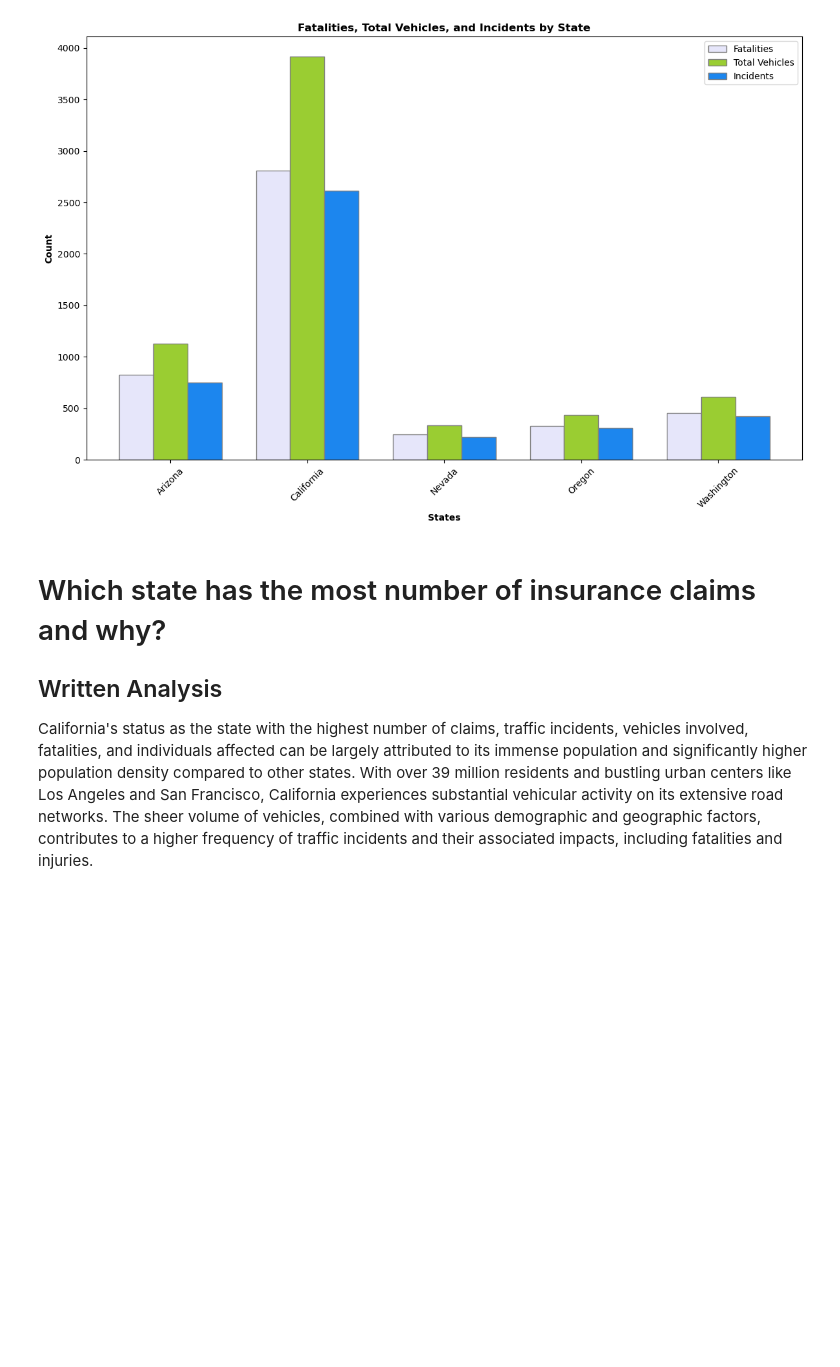
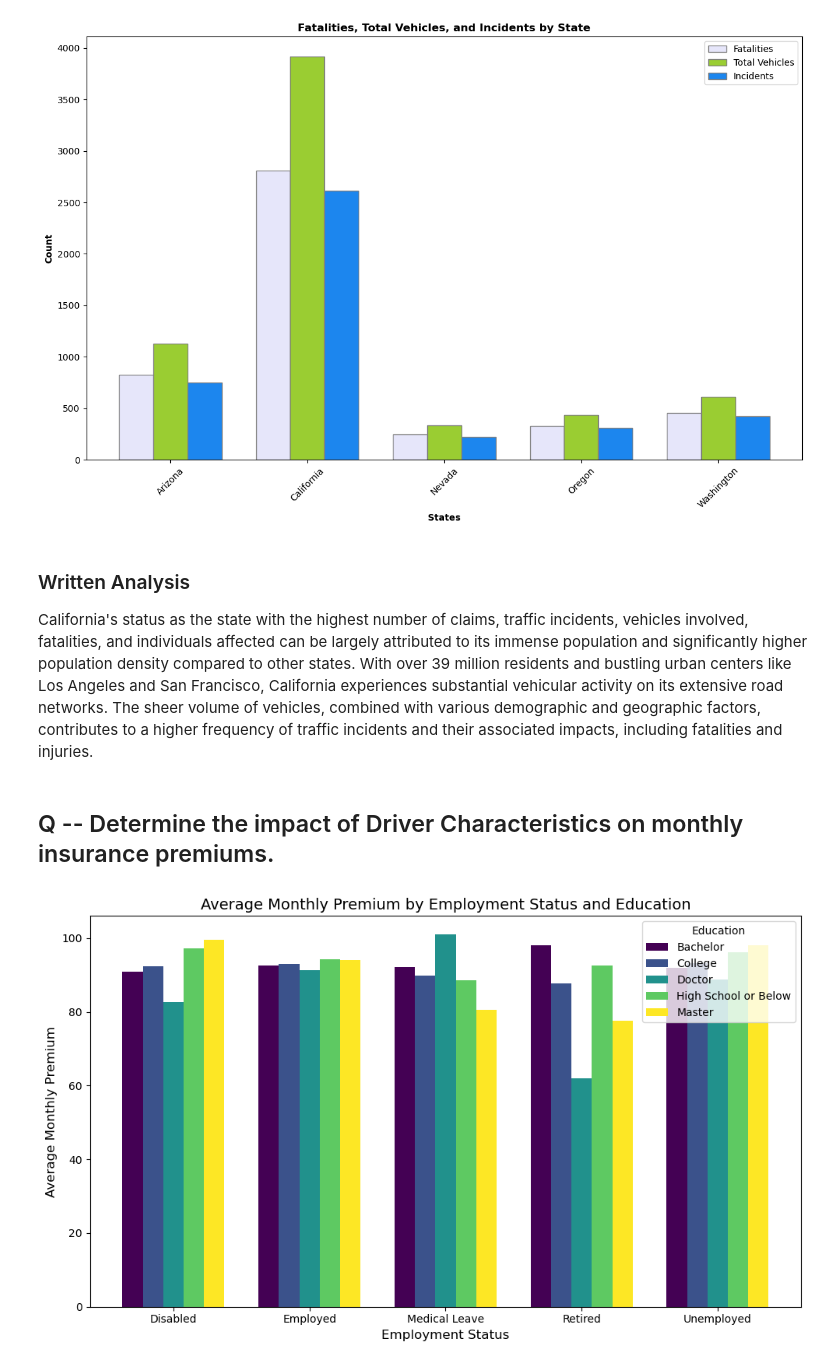
Before and after one commit to rdeshir10/Understanding_car_insurance, a Jupyter notebook: car_insurance.ipynb, the cells around one changed output. Drawn from its saved outputs; the diff is of its cells as text; code cells hidden in the pictures; blank space fills up the shorter version.

```diff
--- a/car_insurance.ipynb
+++ b/car_insurance.ipynb
@@ -74,6 +74,7 @@ unclean_auto_df =  auto_insurance_df[[
                             "Policy",
                             "Renew Offer Type",
                             "Monthly Premium Auto",
+                            "Location Code",
                             "Total Claim Amount",
                             "Vehicle Class",
                             "Vehicle Size",
@@ -286,8 +287,41 @@ plt.show()
 # %% [output]
 [figure]
 # %% [markdown]
-# Which state has the most number of insurance claims and why?
-
-## Written Analysis
+### Written Analysis
 
 California's status as the state with the highest number of claims, traffic incidents, vehicles involved, fatalities, and individuals affected can be largely attributed to its immense population and significantly higher population density compared to other states. With over 39 million residents and bustling urban centers like Los Angeles and San Francisco, California experiences substantial vehicular activity on its extensive road networks. The sheer volume of vehicles, combined with various demographic and geographic factors, contributes to a higher frequency of traffic incidents and their associated impacts, including fatalities and injuries.
+# %% [markdown]
+## Q -- Determine the impact of Driver Characteristics on monthly insurance premiums.
+# %%
+# Grouping the data by EmploymentStatus and Education, and calculating mean Monthly Premium Auto
+grouped_df = auto_df.groupby(['EmploymentStatus', 'Education'])['Monthly Premium Auto'].mean().reset_index()
+
+# We need to pivot 'grouped_df' to get 'Education' as columns.
+pivot_df = grouped_df.pivot(index='EmploymentStatus', columns='Education', values='Monthly Premium Auto')
+
+# Now we'll create a bar chart with the pivoted data.
+bar_width = 0.15  # Width of the bars
+index = np.arange(len(pivot_df.index))  # Array with the number of bars per group
+fig, ax = plt.subplots(figsize=(10, 6))
+
+# Create a bar for each 'Education' category.
+colors = plt.cm.viridis(np.linspace(0, 1, len(pivot_df.columns)))  # Generate colors for each 'Education' category
+for i, (column, color) in enumerate(zip(pivot_df.columns, colors)):
+    ax.bar(index + i * bar_width, pivot_df[column], bar_width, label=column, color=color)
+
+# Add labels and title.
+ax.set_xlabel('Employment Status', fontsize=12)
+ax.set_ylabel('Average Monthly Premium', fontsize=12)
+ax.set_title('Average Monthly Premium by Employment Status and Education', fontsize=14)
+ax.set_xticks(index + bar_width / 2 * (len(pivot_df.columns) - 1))
+ax.set_xticklabels(pivot_df.index)
+
+# Adding the legend and making it look nice.
+ax.legend(title='Education')
+
+# Show the plot.
+plt.tight_layout()
+plt.savefig("Output/Devi_Monthly Premium by Employment and Education.png")
+plt.show()
+# %% [output]
+[figure, added]
```
Also changed, not shown: parts of 18 cells of this notebook.
